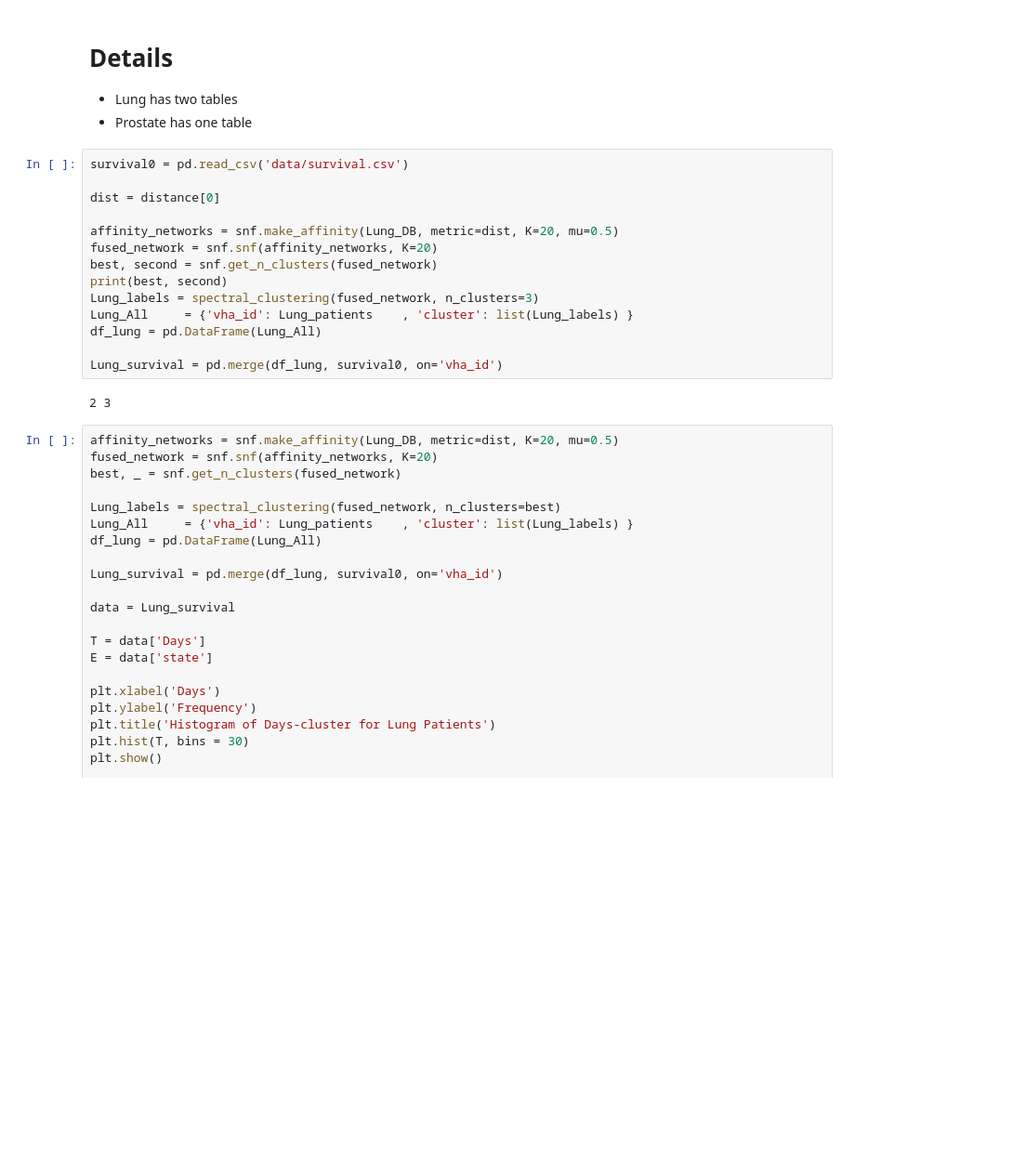
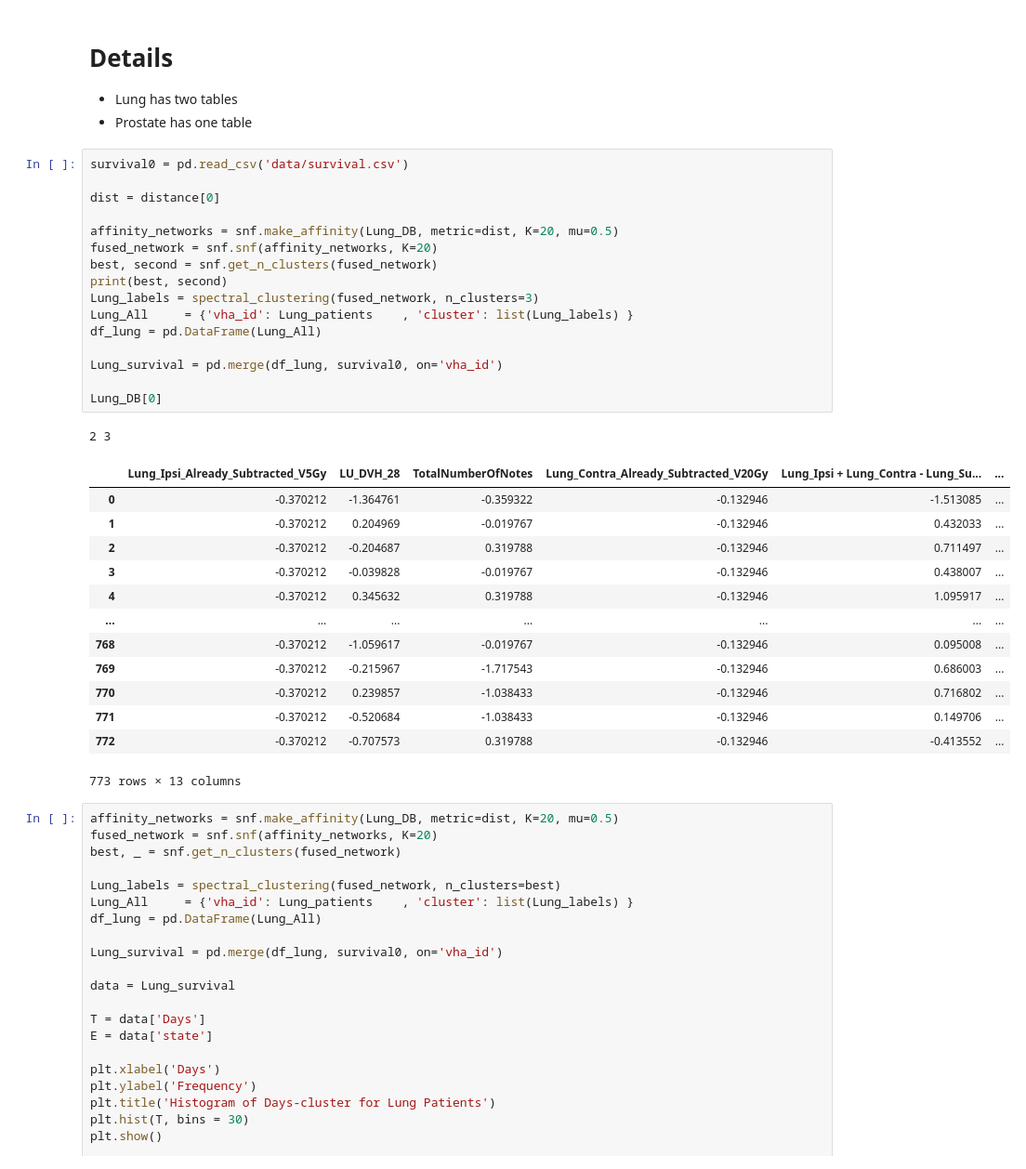
Before and after one commit to almusawiaf/GraphAugmentation, a Jupyter notebook: SNF_method4.ipynb, the cells around one changed output. Shown at 93% size. Saved outputs shown, nothing was run; the diff lists cells and outputs as text; blank space fills up the shorter version.

```diff
--- a/SNF_method4.ipynb
+++ b/SNF_method4.ipynb
@@ -166,19 +186,34 @@ Prostate_DB = [scaled_prostate]
 # %%
 survival0 = pd.read_csv('data/survival.csv')
 
 dist = distance[0]
 
 affinity_networks = snf.make_affinity(Lung_DB, metric=dist, K=20, mu=0.5)
 fused_network = snf.snf(affinity_networks, K=20)
 best, second = snf.get_n_clusters(fused_network)
 print(best, second)
 Lung_labels = spectral_clustering(fused_network, n_clusters=3)
 Lung_All     = {'vha_id': Lung_patients    , 'cluster': list(Lung_labels) }
 df_lung = pd.DataFrame(Lung_All)
 
 Lung_survival = pd.merge(df_lung, survival0, on='vha_id')
+
+Lung_DB[0]
 # %% [output]
 2 3
+|  | Lung_Ipsi_Already_Subtracted_V5Gy | LU_DVH_28 | TotalNumberOfNotes | Lung_Contra_Already_Subtracted_V20Gy | Lung_Ipsi + Lung_Contra - Lung_Su... | ... |
+| 0 | -0.370212 | -1.364761 | -0.359322 | -0.132946 | -1.513085 | ... |
+| 1 | -0.370212 | 0.204969 | -0.019767 | -0.132946 | 0.432033 | ... |
+| 2 | -0.370212 | -0.204687 | 0.319788 | -0.132946 | 0.711497 | ... |
+| 3 | -0.370212 | -0.039828 | -0.019767 | -0.132946 | 0.438007 | ... |
+| 4 | -0.370212 | 0.345632 | 0.319788 | -0.132946 | 1.095917 | ... |
+| ... | ... | ... | ... | ... | ... | ... |
+| 768 | -0.370212 | -1.059617 | -0.019767 | -0.132946 | 0.095008 | ... |
+| 769 | -0.370212 | -0.215967 | -1.717543 | -0.132946 | 0.686003 | ... |
+| 770 | -0.370212 | 0.239857 | -1.038433 | -0.132946 | 0.716802 | ... |
+| 771 | -0.370212 | -0.520684 | -1.038433 | -0.132946 | 0.149706 | ... |
+| 772 | -0.370212 | -0.707573 | 0.319788 | -0.132946 | -0.413552 | ... |
+773 rows × 13 columns
 # %%
 affinity_networks = snf.make_affinity(Lung_DB, metric=dist, K=20, mu=0.5)
 fused_network = snf.snf(affinity_networks, K=20)
```
Also changed, not shown: parts of 3 cells of this notebook, 1 other file.
